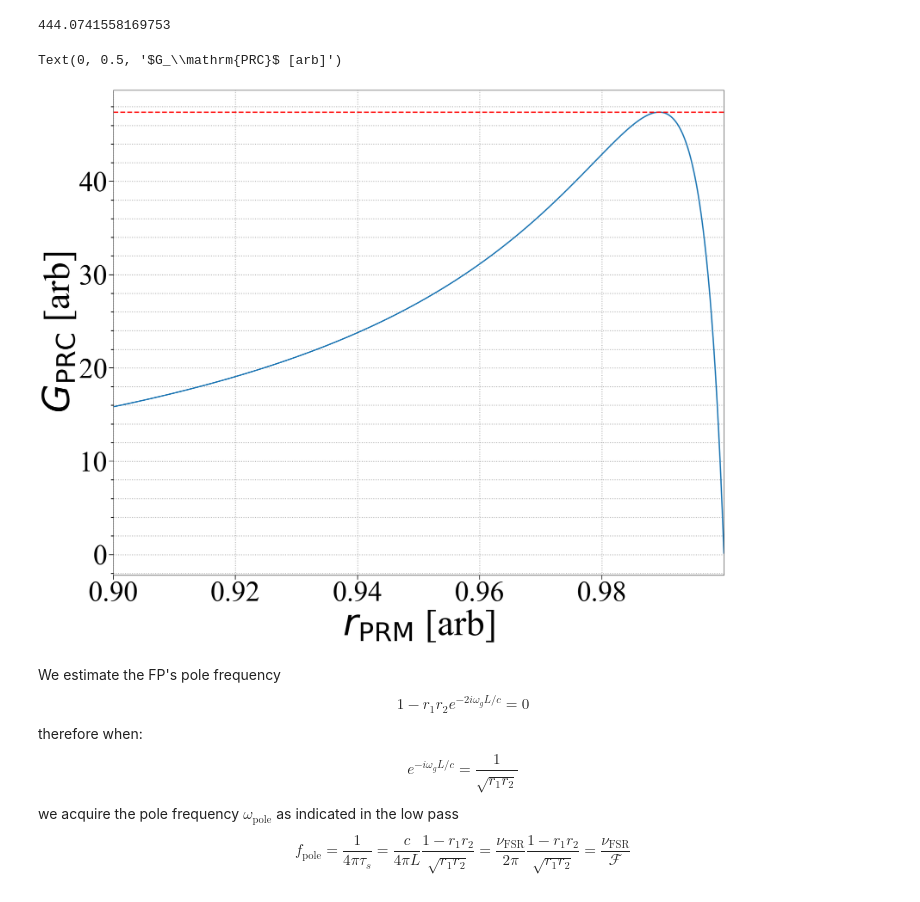
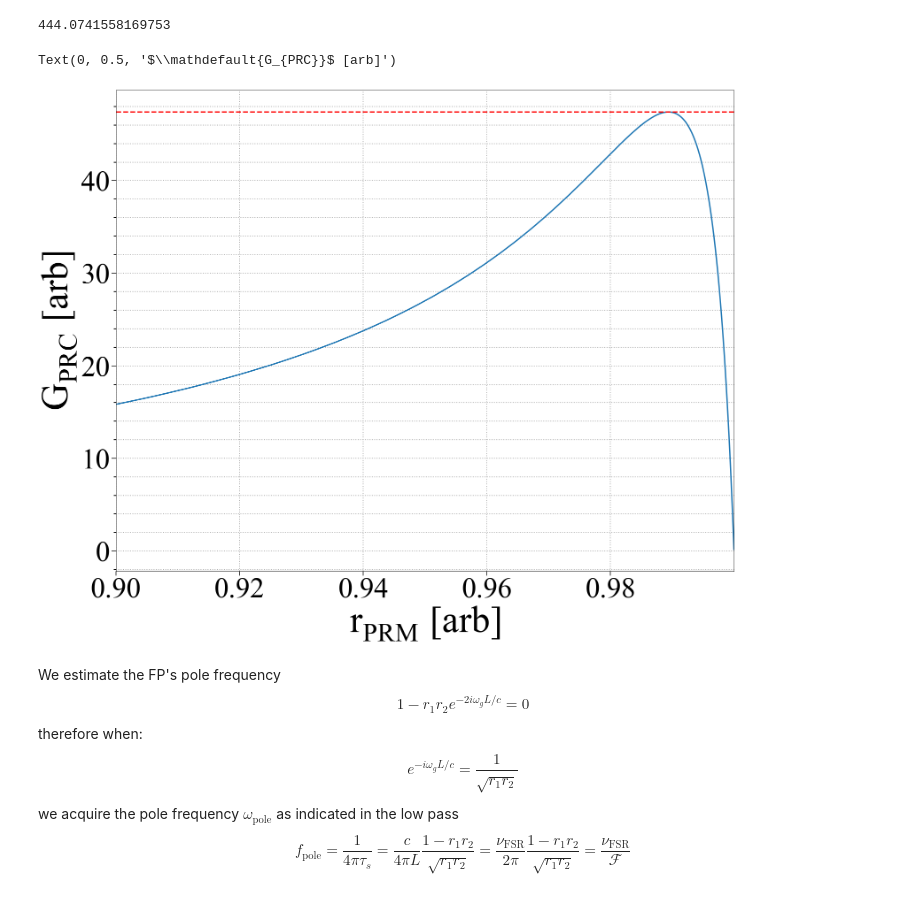
Before and after one commit to dancvan/dissertation, a Jupyter notebook: code/drfpmi_fr.ipynb, the cells around one changed output. Drawn from its saved outputs; the diff is of its cells as text; code cells hidden in the pictures.

```diff
--- a/code/drfpmi_fr.ipynb
+++ b/code/drfpmi_fr.ipynb
@@ -8,7 +8,9 @@ import os
 plt_style_dir = 'stash/'
 if os.path.isdir(plt_style_dir) == True:
     plt.style.use(plt_style_dir + 'ppt2latexsubfig.mplstyle')
-plt.rcParams["font.family"] = "Times New Roman"
+
+plt.rcParams["font.family"] = "serif"
+plt.rcParams["font.serif"] = ["Times New Roman"] + plt.rcParams["font.serif"]
 # %% [markdown]
 Up to this point we can understand how the FPMI repsonse function works:
 $$ H_{FPMI}(\omega_g) = \frac{2 \Delta \phi_r(\omega_g)}{h(\omega_g)} =  \frac{t_1^2r_2}{(t_1^2 + r_1^2)r_2 -r_1} \frac{H_{\mathrm{MI}}(\omega_g, L)}{1-r_1r_2e^{-2i \omega_g L /c }}  $$
@@ -107,12 +109,12 @@ G_PRC_opt = (np.pi/(2*Finn*L_rt))*(1/(1-(Finn*L_rt/(2*np.pi))))
 # %%
 plt.plot(r_range, G_PRC_)
 plt.axhline(G_PRC_opt, linestyle='--', color='r')
 plt.xlim(r_range[0], r_range[-1])
-plt.xlabel('$r_\mathrm{PRM}$ [arb]')
-plt.ylabel('$G_\mathrm{PRC}$ [arb]')
+plt.xlabel('$\mathdefault{r_{PRM}}$ [arb]')
+plt.ylabel('$\mathdefault{G_{PRC}}$ [arb]')
 # %% [output]
-Text(0, 0.5, '$G_\\mathrm{PRC}$ [arb]')
+Text(0, 0.5, '$\\mathdefault{G_{PRC}}$ [arb]')
-[figure, old version]
+[figure, new version]
 # %%
 const = (t_1**2 * r_2)/((t_1**2 + r_1**2)*r_2 - r_1)
 def fpmi_freq_resp(freq, const, L, OMEGA):
```
Also changed, not shown: parts of 6 cells of this notebook.
